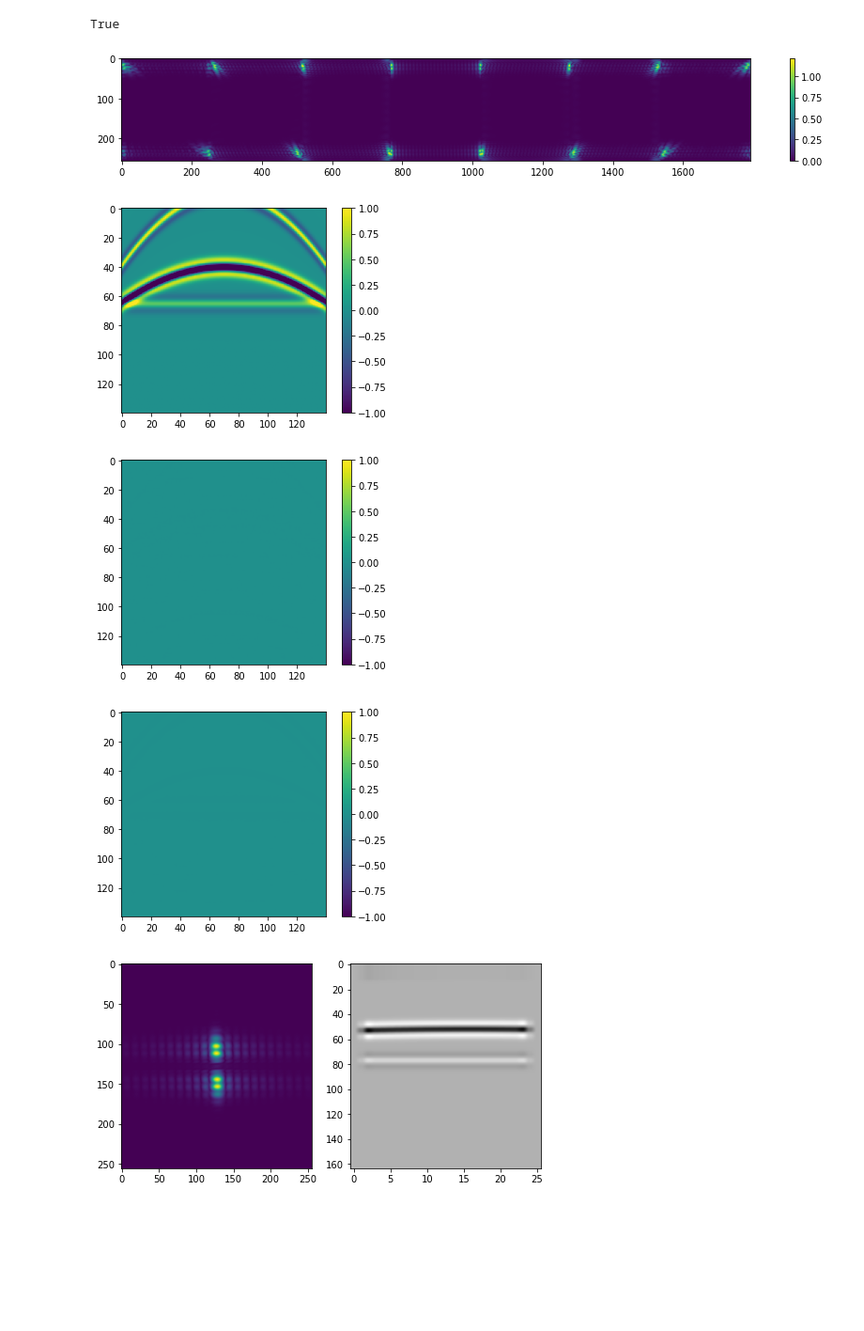
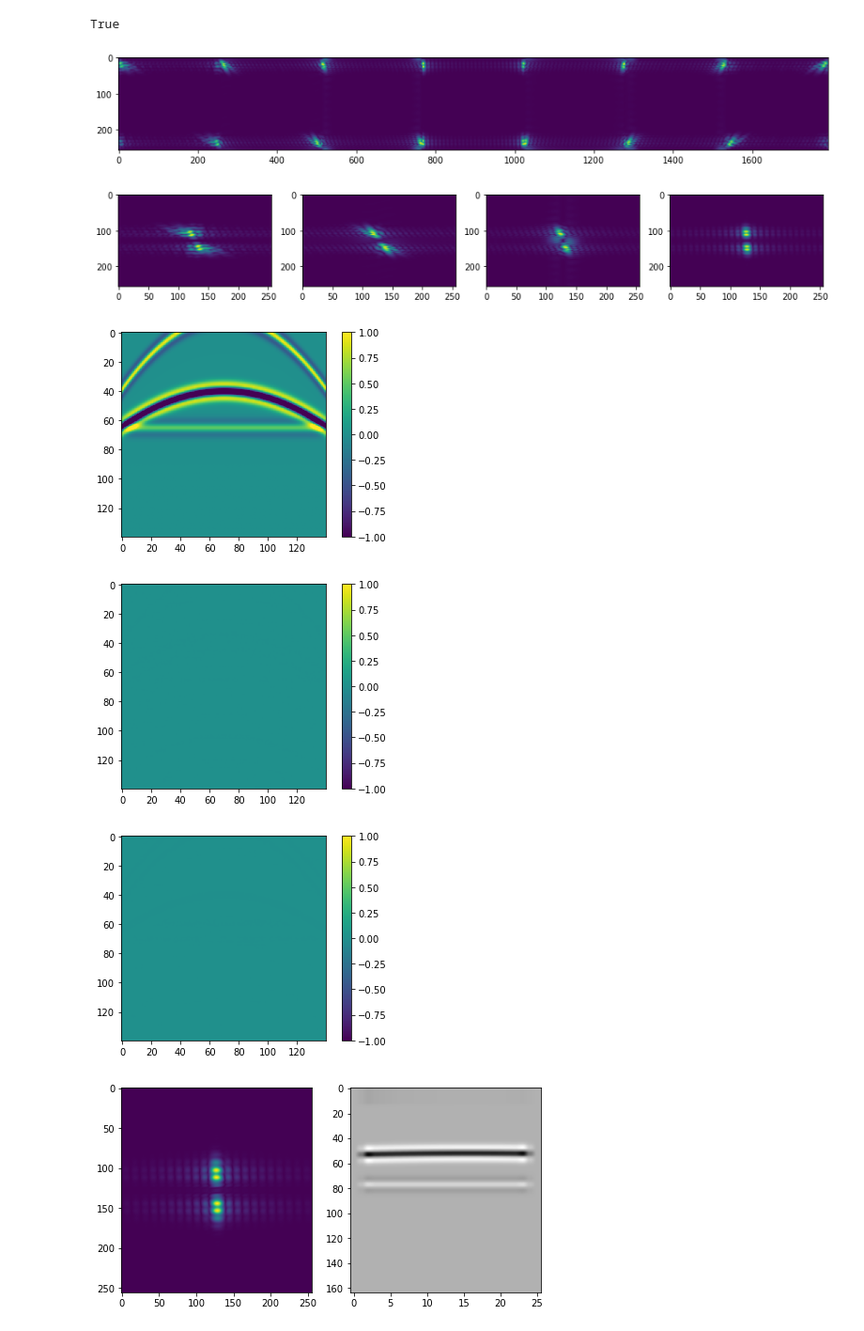
Before and after one commit to PyLops/pylops_notebooks, a Jupyter notebook: developement/Patching.ipynb, the cells around one changed output. Shown at 94% size. Drawn from its saved outputs; the diff is of its cells as text; code cells hidden in the pictures; blank space fills up the shorter version.

```diff
--- a/developement/Patching.ipynb
+++ b/developement/Patching.ipynb
@@ -93,19 +140,19 @@ Sop = Sliding2D(Op.H, dims, dimsd, nwin, nover,
                 tapertype=None, design=True)
 Sop1 = Sliding2D(Op.H, dims, dimsd, nwin, nover,
                  tapertype='cosine', design=True)
-
 y = data.copy()
 x = Sop.H * y.ravel()
 x = x.reshape(dims)
+xreshaped = x.reshape(Sop1.dims)
 y1 = Sop1 * x.ravel()
-y1 = y1.reshape(dimsd)
+y1 = np.real(y1).reshape(dimsd)
 
 xinv = Sop1.div(y.ravel(), 50)
 
 yinv = Sop1 * xinv.ravel()
-yinv = yinv.reshape(dimsd)
+yinv = np.real(yinv).reshape(dimsd)
 
-dottest(Sop, Sop.shape[0],  Sop.shape[1], complexflag=2, tol=1e-2)
+dottest(Sop, Sop.shape[0],  Sop.shape[1], complexflag=2, atol=1e-2)
 # %% [output]
 WARNING: 7 windows required...
 WARNING: model wins - start:[   0  256  512  768 1024 1280 1536], end:[ 256  512  768 1024 1280 1536 1792]
@@ -117,25 +164,31 @@ True
 # %%
 plt.figure(figsize=(15, 2))
 plt.imshow(np.abs(x).T)
-plt.colorbar()
+#plt.colorbar()
 plt.axis('tight')
+
+fig, axs = plt.subplots(1, 4, figsize=(15, 2))
+for i in range(4):
+    axs[i].imshow(np.fft.fftshift(np.abs(xreshaped[i]).T))
+    axs[i].axis('tight')
 
 plt.figure()
 plt.imshow(y[pad:-pad,pad:-pad].T, vmin=-1, vmax=1)
 plt.colorbar()
 
 plt.figure()
 plt.imshow(y[pad:-pad,pad:-pad].T-y1[pad:-pad,pad:-pad].T, vmin=-1, vmax=1)
 plt.colorbar()
 
 plt.figure()
 plt.imshow(y[pad:-pad,pad:-pad].T-yinv[pad:-pad,pad:-pad].T, vmin=-1, vmax=1)
 plt.colorbar();
 # %% [output]
-[figure, old version]
+[figure, new version]
-[figure, old version]
+[figure, new version]
-[figure, old version]
+[figure, new version]
 [figure]
+[figure, added]
 # %%
 slides_inend = np.arange(0, 7*256*256+1, 256*256)
 
```
Also changed, not shown: parts of 18 cells of this notebook, 1 other file.
